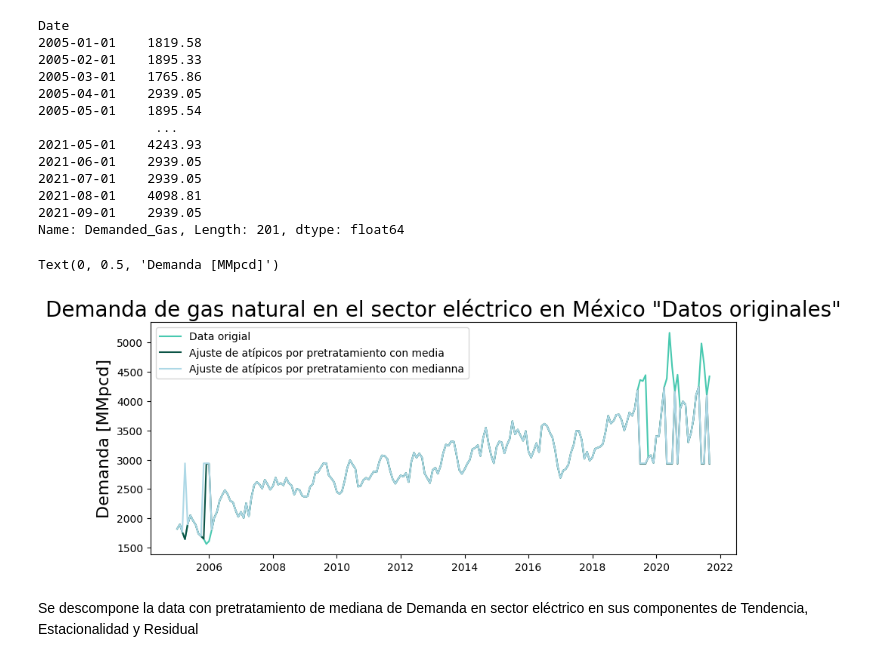
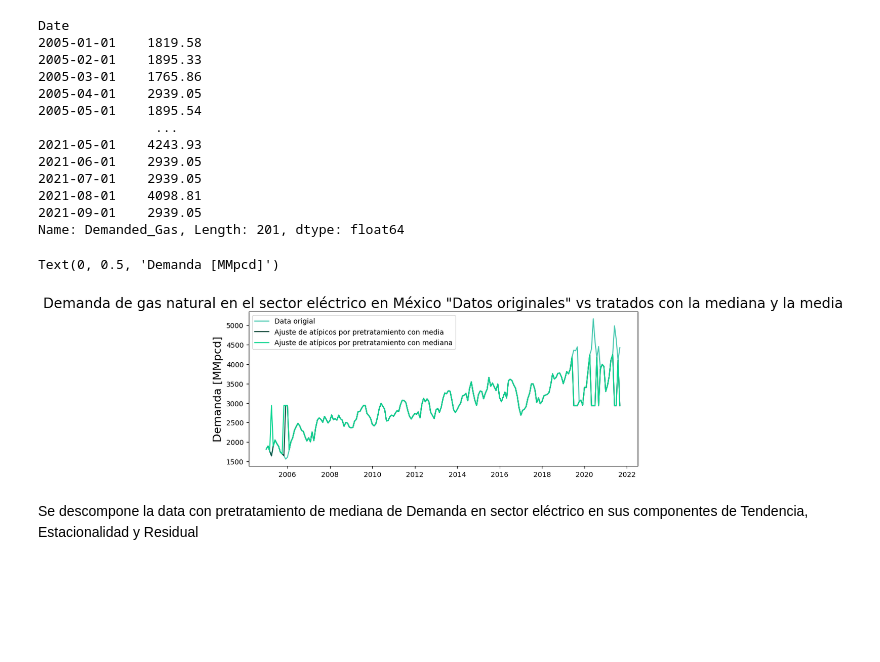
Before and after one commit to Sergio-Ibarra-1795/MIS_Tesis_GitHub, a Jupyter notebook: Demanda_electrico_LSTM_full.ipynb, the cells around one changed output. Saved outputs shown, nothing was run; the diff lists cells and outputs as text; code cells hidden in the pictures; blank space fills up the shorter version.

Commit message:
Electrico LSTM full try1

```diff
--- a/Demanda_electrico_LSTM_full.ipynb
+++ b/Demanda_electrico_LSTM_full.ipynb
@@ -1204,14 +1194,14 @@ Name: Demanded_Gas, Length: 201, dtype: float64
 # %%
 plt.figure(figsize=(10,4))
 plt.plot(demanda_electrico_original_train_data, color='#48C9B0')
 plt.plot(demanda_electrico_train_pretratamiento_media,color='#0B5345')
-plt.plot(demanda_electrico_train_pretratamiento_mediana, color= 'lightblue')
-plt.legend(('Data origial', 'Ajuste de atípicos por pretratamiento con media', 'Ajuste de atípicos por pretratamiento con medianna'))
-plt.title('Demanda de gas natural en el sector eléctrico en México "Datos originales"', fontsize=20)
+plt.plot(demanda_electrico_train_pretratamiento_mediana, color= '#08D691')
+plt.legend(('Data origial', 'Ajuste de atípicos por pretratamiento con media', 'Ajuste de atípicos por pretratamiento con mediana'))
+plt.title('Demanda de gas natural en el sector eléctrico en México "Datos originales" vs tratados con la mediana y la media', fontsize=20)
 plt.ylabel('Demanda [MMpcd]', fontsize =16)
 # %% [output]
 Text(0, 0.5, 'Demanda [MMpcd]')
-[figure, old version]
+[figure, new version]
 # %% [markdown]
 Se descompone la data con pretratamiento de mediana de Demanda en sector eléctrico en sus componentes de Tendencia, Estacionalidad y Residual
 # %%
```
Also changed, not shown: parts of 48 cells of this notebook.
